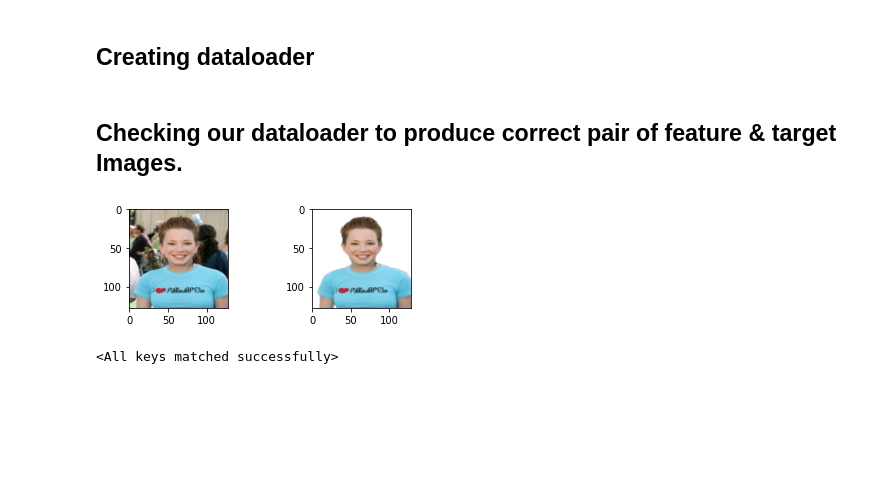
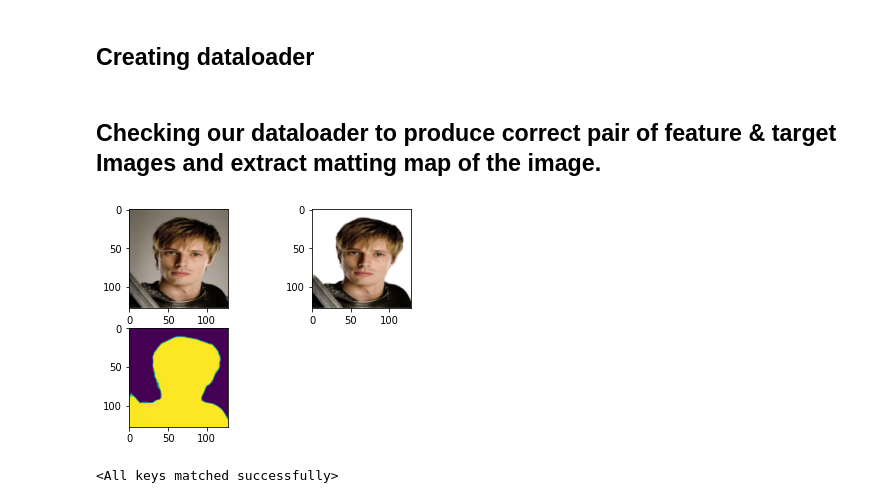
Before and after one commit to sanketsans/Image-Matting-U-Net, a Jupyter notebook: ImageMatting.ipynb, the cells around one changed output. Drawn from its saved outputs; the diff is of its cells as text; code cells hidden in the pictures; blank space fills up the shorter version.

Commit message:
Extracting matting map of an image

```diff
--- a/ImageMatting.ipynb
+++ b/ImageMatting.ipynb
@@ -129,8 +134,8 @@ class ImageDatasets(Dataset):
       feat_img = self.transform(feat_img)
       target_img = self.transform(target_img)
 
-    feat_img = self.scale(feat_img)
-    target_img = self.scale(target_img)
+    # feat_img = self.scale(feat_img)
+    # target_img = self.scale(target_img)
 
     return feat_img.to(self.device), target_img.to(self.device)
 
@@ -195,22 +200,26 @@ trainLoader = torch.utils.data.DataLoader(dataset, batch_size=BATCH_SIZE, sample
 valLoader = torch.utils.data.DataLoader(dataset, batch_size=16, sampler=valid_sampler)
 testLoader = torch.utils.data.DataLoader(dataset, batch_size=16, sampler=test_sampler)
 # %% [markdown]
-## Checking our dataloader to produce correct pair of feature & target Images.
+## Checking our dataloader to produce correct pair of feature & target Images and extract matting map of the image.
 # %%
-## NEED TO FIX THIS !!!!!!!!!!!!!!!!!!!!
 a = iter(trainLoader)
 f, t = next(a)
-i1 = torchvision.transforms.ToPILImage()(f[5])
-i2 = torchvision.transforms.ToPILImage()(t[5])
+feat = f[5].cpu()
+tar = t[5].cpu()
+i1 = torchvision.transforms.ToPILImage()(feat)
+i2 = torchvision.transforms.ToPILImage()(tar)
 fig = plt.figure()
 a1 = fig.add_subplot(221)
 a1.imshow(i1)
 a2 = fig.add_subplot(222)
 a2.imshow(i2)
+r, g, b, gr = i2.split()
+a3 = fig.add_subplot(223)
+a3.imshow(gr)
 
 plt.show()
 # %% [output]
-[figure, old version]
+[figure, new version]
 # %%
 def conv(in_channel, out_channel, kernel_size=3, stride=1, padding=1, batchNorm=False):
   layers = []
```
Also changed, not shown: parts of 8 cells of this notebook.
